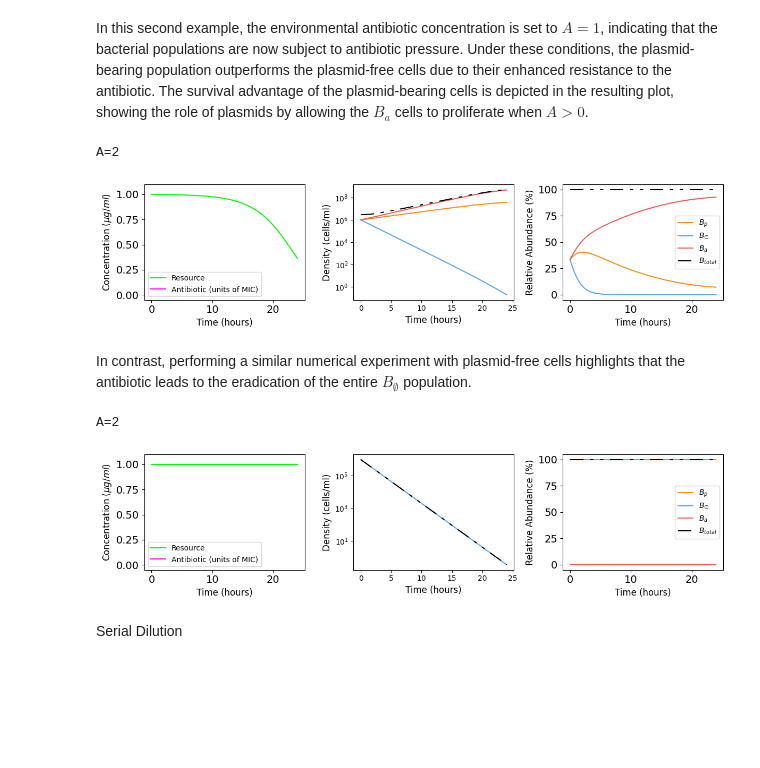
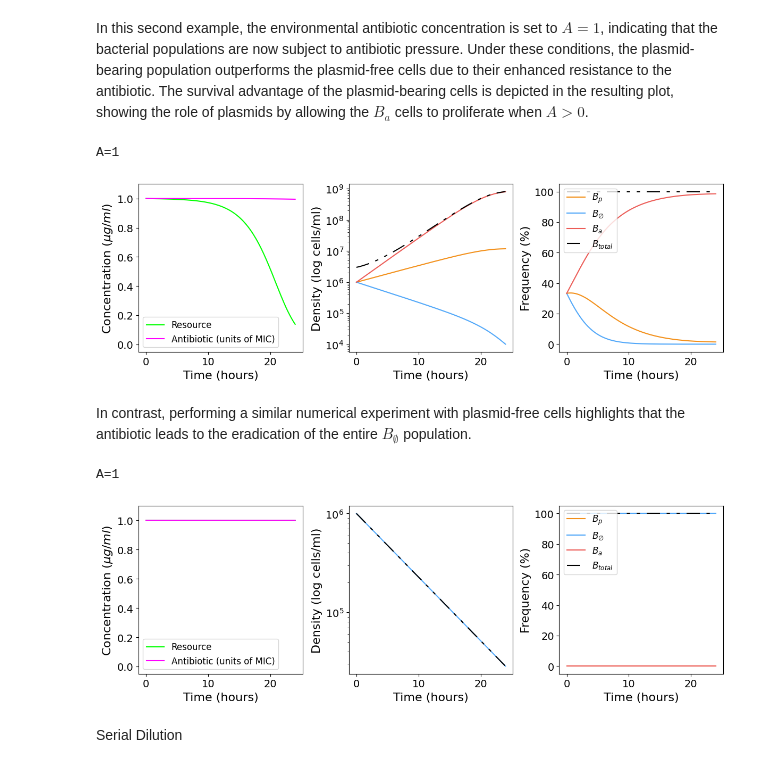
Before and after one commit to ccg-esb-lab/mcr, a Jupyter notebook: py_mcr_model_3strains.ipynb, the cells around one changed output. Saved outputs shown, nothing was run; the diff lists cells and outputs as text; code cells hidden in the pictures; blank space fills up the shorter version.

```diff
--- a/py_mcr_model_3strains.ipynb
+++ b/py_mcr_model_3strains.ipynb
@@ -31,61 +31,70 @@ VKm_1=5.1786e-10
 rho_1=1.16e+09
 kappa_1=0.03156029620783811
 color_1='#F3901A'
+label_1='J53(pE30)'
 
 # Jing 2 (Ba)
 VKm_2=5.816e-10
 rho_2=1.1984e+09
 kappa_2=0.03664679176878976
 color_2='#EC5C57'
+label_2='Mutant 2'
 
 # Jing 3 (Ba)
 VKm_3=5.9105e-10
 rho_3=1.0579e+09
 kappa_3=0.032919312679410055
 color_3='#EC5C57'
+label_3='Mutant 3'
 
 # Jing 4 (Ba)
 VKm_4=7.5574e-10
 rho_4=1.1695e+09
 kappa_4=0.0512215457663949
 color_4='#EC5C57'
+label_4='Mutant 4'
 
 # Jing 5 (B0)
 VKm_5=4.0144e-10
 rho_5=1.5229e+09
 kappa_5=0.5463149583022993
 color_5='#52A8F9'
+label_5='Mutant 5'
 
 # Jing 6 (B0)
 VKm_6=3.4076e-10
 rho_6=1.7883e+09
 kappa_6=0.539605764024784
 color_6='#52A8F9'
+label_6='Mutant 6'
 
 # Jing 7 (B0)
 VKm_7=2.008e-10
 rho_7=2.1412e+09
 kappa_7=0.09926220824636105
 color_7='#52A8F9'
+label_7='Mutant 7'
 
 # Jing 8 (B0)
 VKm_8=5.9898e-10
 rho_8=1.2862e+09
 kappa_8=0.7057148036391183
 color_8='#52A8F9'
+label_8='Mutant 8'
 
 # Jing 9 (Bp)
 VKm_9=2.4078e-10
 rho_9=1.2873e+09
 kappa_9=0.03156029620783811
 color_9='#F3901A'
+label_9='J53(pE30)'
 
-VKm_values_all = [VKm_1, VKm_2, VKm_3, VKm_4, VKm_5, VKm_6, VKm_7, VKm_8, VKm_9]
-rho_values_all = [rho_1, rho_2, rho_3, rho_4, rho_5, rho_6, rho_7, rho_8, rho_9]
-color_values_all = [color_1, color_2, color_3, color_4, color_5, color_6, color_7, color_8, color_9]
-type_values_all = ['Bp', 'Ba', 'Ba', 'Ba', 'B0', 'B0', 'B0', 'B0','Bp']
-strain_labels_all=['Jing1','Jing2','Jing3','Jing4','Jing5','Jing6','Jing7','Jing8','Jing9']
-kappa_values_all=[kappa_1, kappa_2, kappa_3, kappa_4, kappa_5, kappa_6, kappa_7, kappa_8, kappa_9]
+VKm_values_all = [VKm_9, VKm_2, VKm_3, VKm_4, VKm_5, VKm_6, VKm_7, VKm_8]
+rho_values_all = [rho_9, rho_2, rho_3, rho_4, rho_5, rho_6, rho_7, rho_8]
+color_values_all = [color_9, color_2, color_3, color_4, color_5, color_6, color_7, color_8]
+type_values_all = ['Bp', 'Ba', 'Ba', 'Ba', 'B0', 'B0', 'B0', 'B0']
+strain_labels_all=[label_9, label_2, label_3, label_4, label_5, label_6, label_7, label_8]
+kappa_values_all=[kappa_9, kappa_2, kappa_3, kappa_4, kappa_5, kappa_6, kappa_7, kappa_8]
 # %%
 
 # B0 (average of Jing 5, 6, 7, 8)
@@ -101,9 +110,9 @@ mean_kappa_Ba = np.mean([kappa_2, kappa_3, kappa_4])
 color_Ba = '#EC5C57'
 
 # Bp (Jing 1, 9)
-mean_VKm_Bp = np.mean([VKm_1, VKm_9])
-mean_rho_Bp = np.mean([rho_1, rho_9])
-mean_kappa_Bp = np.mean([kappa_1, kappa_9])
+mean_VKm_Bp = VKm_9 #np.mean([VKm_1, VKm_9])
+mean_rho_Bp = rho_9 #np.mean([rho_1, rho_9])
+mean_kappa_Bp = kappa_9 #np.mean([kappa_1, kappa_9])
 color_Bp = '#F3901A'
 
 # Append new strains to the lists in the correct order
@@ -111,7 +120,7 @@ VKm_values_all.extend([mean_VKm_Bp, mean_VKm_B0, mean_VKm_Ba])
 rho_values_all.extend([mean_rho_Bp, mean_rho_B0, mean_rho_Ba])
 color_values_all.extend([color_Bp, color_B0, color_Ba])
 type_values_all.extend(['Bp', 'B0', 'Ba'])
-strain_labels_all.extend(['meanBp', 'meanB0', 'meanBa'])
+strain_labels_all.extend(['Mean', 'Mean', 'Mean'])
 kappa_values_all.extend([mean_kappa_Bp, mean_kappa_B0, mean_kappa_Ba])
 
 # Print the updated lists
@@ -762,7 +785,7 @@ To illustrate the plasmid population dynamics, we will simulate a drug-free scen
 # %%
 
 # Define the strain indexes
-strain_indexes = [10, 11, 12]
+strain_indexes = [9, 10, 11]
 
 # Construct the model parameters
 model_params = {
@@ -798,26 +821,26 @@ plot_simulation(times, ys)
 # %% [markdown]
 In this second example, the environmental antibiotic concentration is set to $A=1$, indicating that the bacterial populations are now subject to antibiotic pressure. Under these conditions, the plasmid-bearing population outperforms the plasmid-free cells due to their enhanced resistance to the antibiotic. The survival advantage of the plasmid-bearing cells is depicted in the resulting plot, showing the role of plasmids by allowing the $B_a$ cells to proliferate when $A>0$.
 # %%
-A=2**1 #Environmental drug concentration
+A=1 #Environmental drug concentration
 print("A=%s"%A)
 y0 = np.concatenate(([S0],[A], [B0, B0, B0]))
 times, ys = simulate_model(model_params, y0)
 plot_simulation(times, ys)
 # %% [output]
-A=2
+A=1
-[figure, old version]
+[figure, new version]
 # %% [markdown]
 In contrast, performing a similar numerical experiment with plasmid-free cells highlights that the antibiotic leads to the eradication of the entire $B_{\emptyset}$ population.
 # %%
 # Run the simulation
-A=2**1 #Environmental drug concentration
+A=1 #Environmental drug concentration
 print("A=%s"%A)
 y0 = np.concatenate(([S0],[A], [0, B0, 0]))
 times, ys = simulate_model(model_params, y0)
 plot_simulation(times, ys)
 # %% [output]
-A=2
+A=1
-[figure, old version]
+[figure, new version]
 # %% [markdown]
 Serial Dilution
 # %%
```
Also changed, not shown: parts of 16 cells of this notebook.
